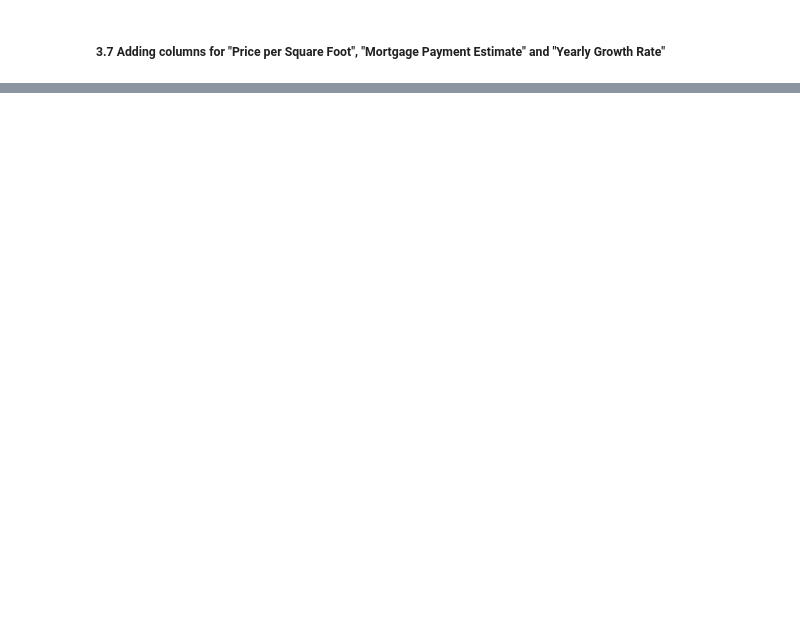
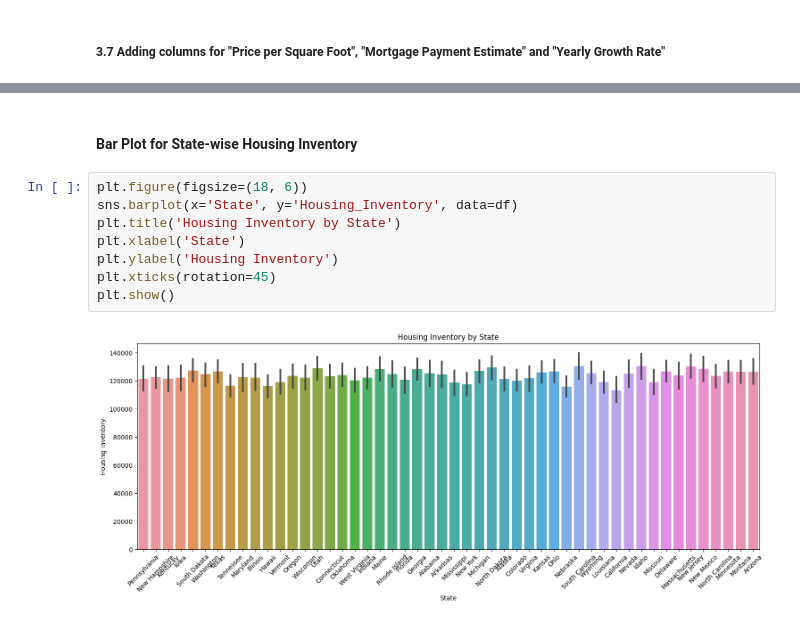
Before and after one commit to saibattula93/US-House-Analysis, a Jupyter notebook: notebook/EDA_House.ipynb, the cells around one changed output, grey strips where cells are left out. Saved outputs shown, nothing was run; the diff lists cells and outputs as text; blank space fills up the shorter version.

```diff
--- a/notebook/EDA_House.ipynb
+++ b/notebook/EDA_House.ipynb
@@ -337,0 +344,12 @@ plt.show()
+# %% [markdown]
+#### Bar Plot for State-wise Housing Inventory
+# %%
+plt.figure(figsize=(18, 6))
+sns.barplot(x='State', y='Housing_Inventory', data=df)
+plt.title('Housing Inventory by State')
+plt.xlabel('State')
+plt.ylabel('Housing Inventory')
+plt.xticks(rotation=45)
+plt.show()
+# %% [output]
+[figure, added]
```
Also changed, not shown: parts of 35 cells of this notebook.
